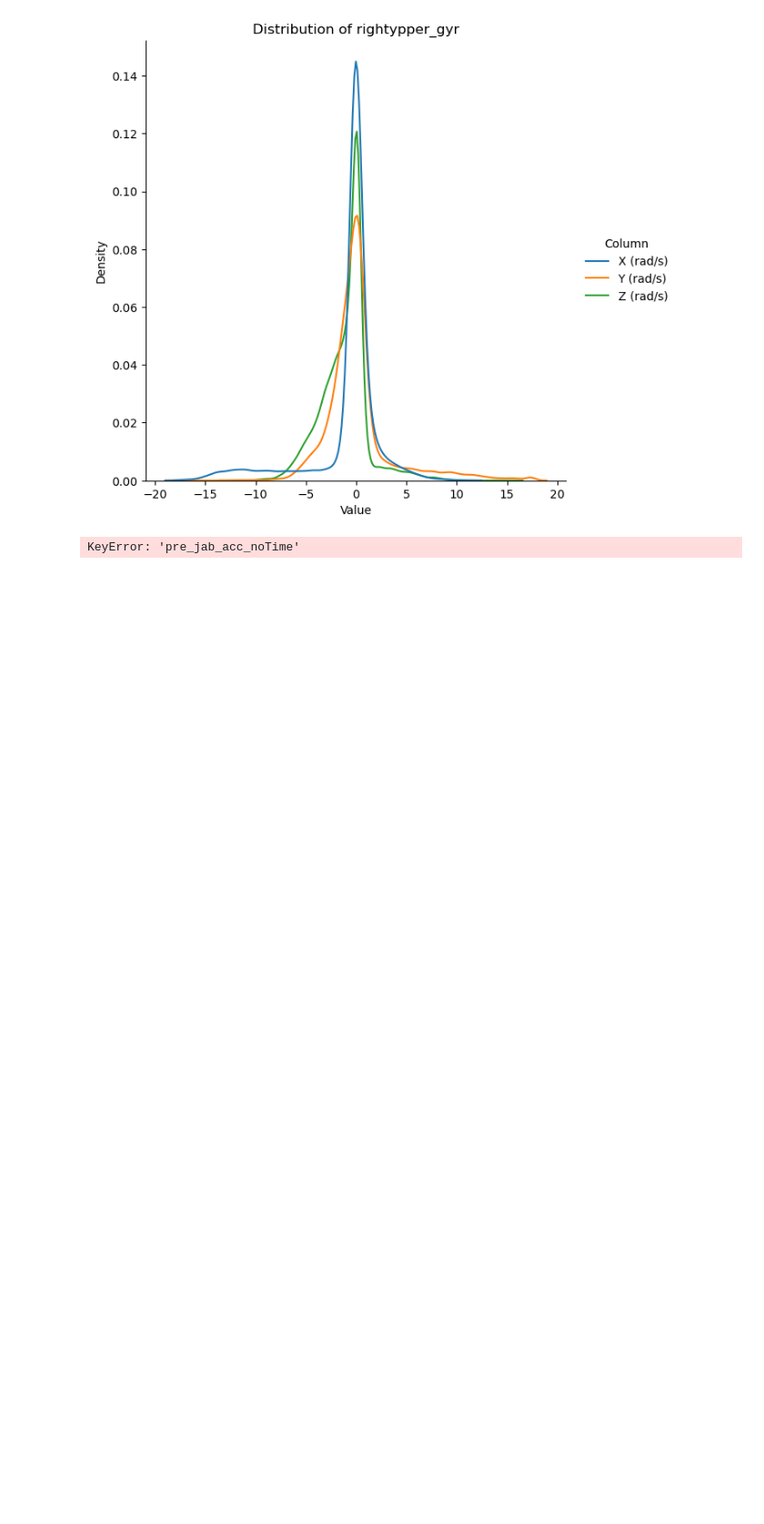
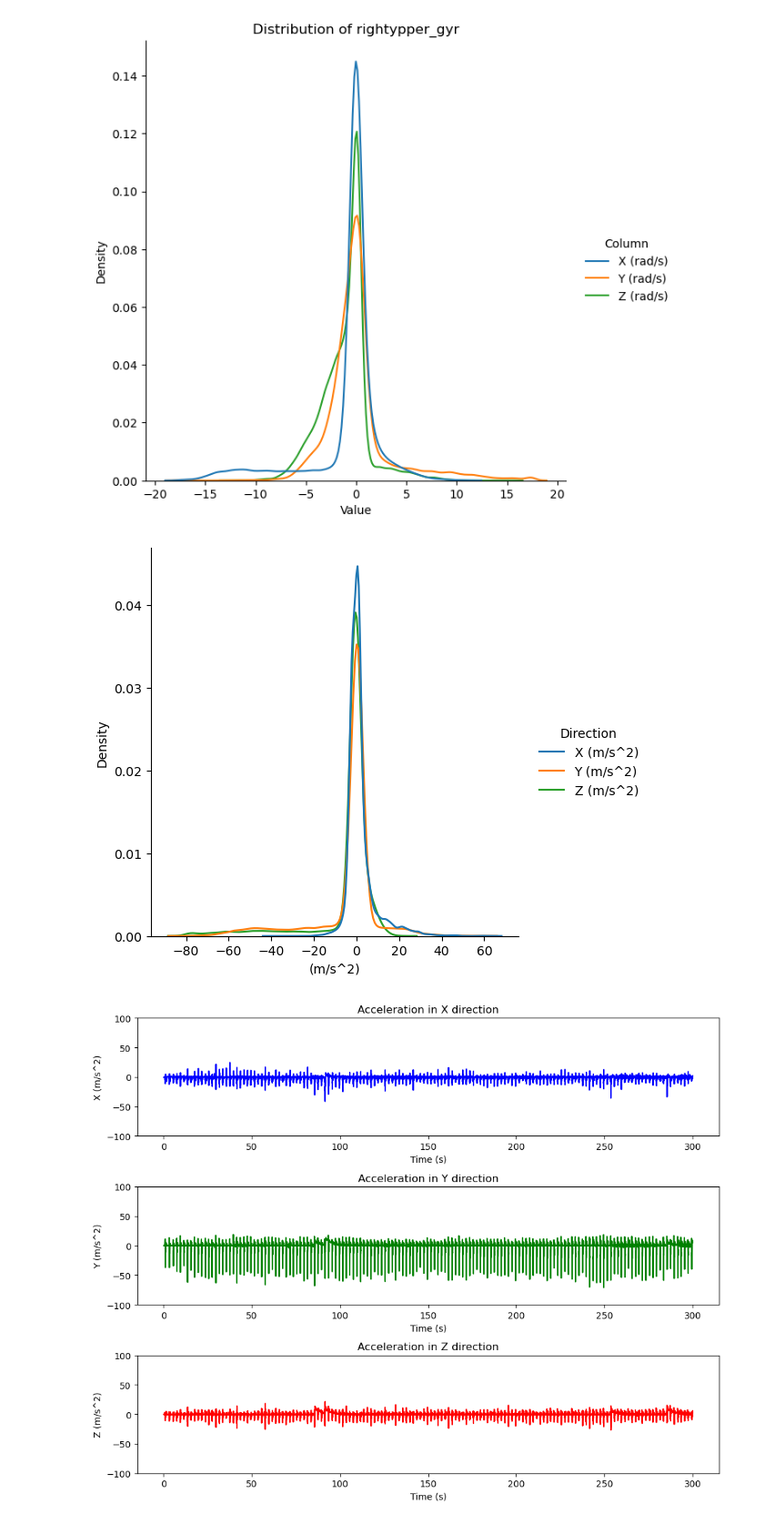
Before and after one commit to BruceLeo99/MLQS-VU-Project-Tyson, a Jupyter notebook: Experimental Boxing data review.ipynb, the cells around one changed output. Shown at 91% size. Cells and saved outputs as stored; diff of their text form; code cells hidden in the pictures; blank space fills up the shorter version.

```diff
--- a/Experimental Boxing data review.ipynb
+++ b/Experimental Boxing data review.ipynb
@@ -244,11 +244,11 @@ left_nopunch_gyr:
 75%      253.049755      0.388411      0.601857      0.115445
 max      337.374849     10.917773     17.465427     15.561790
 # %%
-pre_data_no_time = dict()
+exp_data_no_time = dict()
 
 for data in dict_exp_data.keys():
     no_time_key = data + "_noTime"
     no_time_df = dict_exp_data[data].drop('Time (s)', axis=1)
-    pre_data_no_time.setdefault(no_time_key, no_time_df)
+    exp_data_no_time.setdefault(no_time_key, no_time_df)
 # %%
 # Plot the distributions
@@ -281,45 +281,75 @@ for data in pre_data_no_time.keys():
 # The jab
 # Plot for X (m/s^2)
 
-df_melted = pre_data_no_time["jab_"].melt(var_name="Direction", value_name="(m/s^2)")
+df_melted = exp_data_no_time["lefthook_acc_noTime"].melt(var_name="Direction", value_name="(m/s^2)")
 sns.displot(df_melted, x="(m/s^2)", hue="Direction", kind="kde")
 
 x = jab_acc["Time (s)"]
 y_x = jab_acc["X (m/s^2)"]
 y_y = jab_acc["Y (m/s^2)"]
 y_z = jab_acc["Z (m/s^2)"]
+
+# Create subplots
+fig, axs = plt.subplots(3, 1, figsize=(10, 8))
+
+# Plot for X (m/s^2)
+axs[0].plot(x, y_x, color='b')
+axs[0].set_title('Acceleration in X direction')
+axs[0].set_ylim(-100,100)
+axs[0].set_xlabel('Time (s)')
+axs[0].set_ylabel('X (m/s^2)')
+
+# Plot for Y (m/s^2)
+axs[1].plot(x, y_y, color='g')
+axs[1].set_title('Acceleration in Y direction')
+axs[1].set_ylim(-100,100)
+axs[1].set_xlabel('Time (s)')
+axs[1].set_ylabel('Y (m/s^2)')
+
+# Plot for Z (m/s^2)
+axs[2].plot(x, y_z, color='r')
+axs[2].set_title('Acceleration in Z direction')
+axs[2].set_ylim(-100,100)
+axs[2].set_xlabel('Time (s)')
+axs[2].set_ylabel('Z (m/s^2)')
+
+plt.tight_layout()
+
+# plt.savefig(os.path.join("Series of Acceleration of Jab"))
+plt.show()
 
 for second in range(0,5):
     start = second * 250
     end = (second + 1) * 250
 
     fig, axs = plt.subplots(3, 1, figsize=(10, 8))
 
     axs[0].plot(x[start:end], y_x[start:end], color='b')
     axs[0].set_title('Acceleration in X direction')
-    axs[0].set_ylim(-100,100)
+    axs[0].set_ylim(-50,50)
     axs[0].set_xlabel('Time (s)')
     axs[0].set_ylabel('X (m/s^2)')
     axs[0].grid(True)
 
     # Plot for Y (m/s^2)
     axs[1].plot(x[start:end], y_y[start:end], color='g')
     axs[1].set_title('Acceleration in Y direction')
-    axs[1].set_ylim(-100,100)
+    axs[1].set_ylim(-50,50)
     axs[1].set_xlabel('Time (s)')
     axs[1].set_ylabel('Y (m/s^2)')
     axs[1].grid(True)
 
     # Plot for Z (m/s^2)
     axs[2].plot(x[start:end], y_z[start:end], color='r')
     axs[2].set_title('Acceleration in Z direction')
-    axs[2].set_ylim(-100,100)
+    axs[2].set_ylim(-50,50)
     axs[2].set_xlabel('Time (s)')
     axs[2].set_ylabel('Z (m/s^2)')
     axs[2].grid(True)
 
     plt.tight_layout()
-    plt.savefig(os.path.join(dirpath_savefig, f"Series of Acceleration of Jab in second {second + 1}"))
+    # plt.savefig(os.path.join(dirpath_savefig, f"Series of Acceleration of Jab in second {second + 1}"))
     plt.show()
 # %% [output]
-KeyError: 'pre_jab_acc_noTime'
+[figure, added]
+[figure, added]
```
Also changed, not shown: parts of 2 cells of this notebook, 2 other files.
